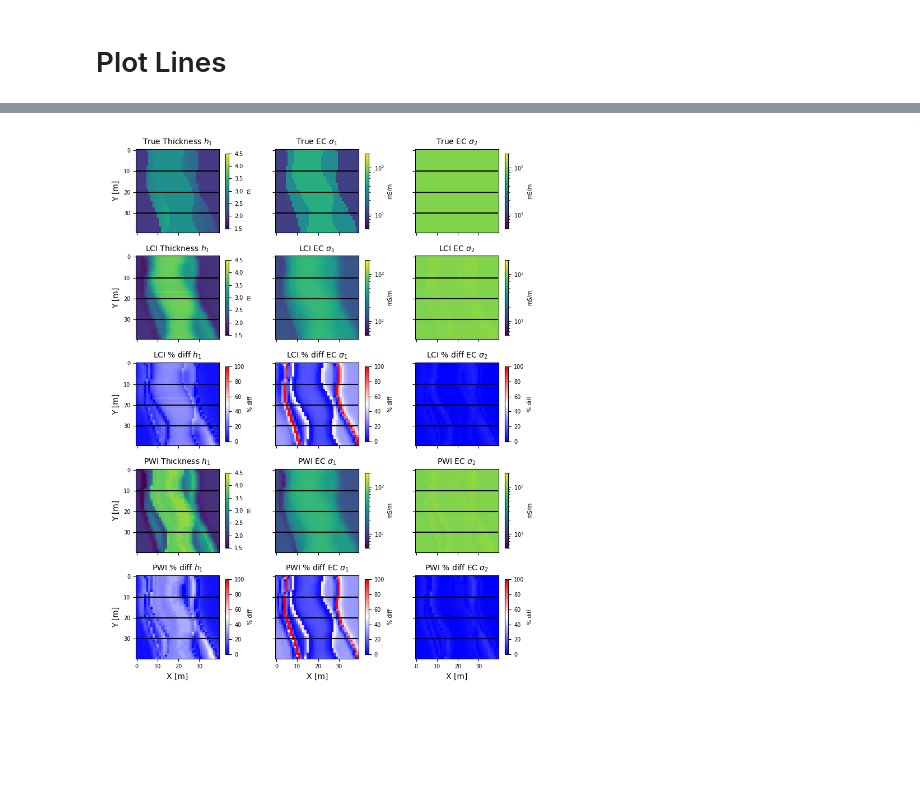
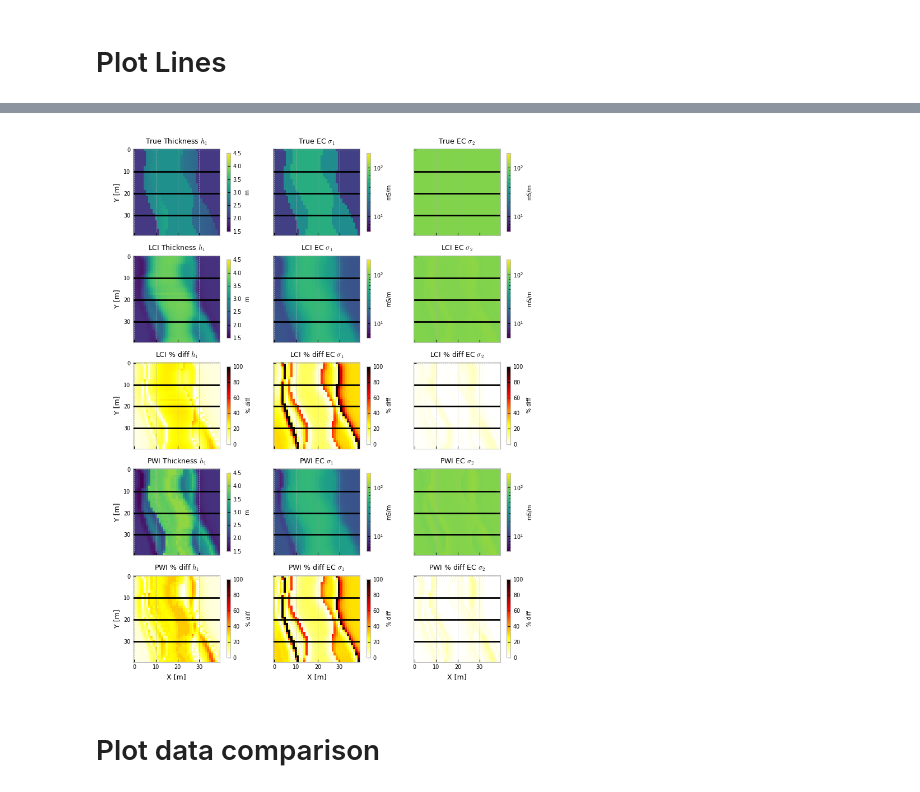
Before and after one commit to mariacarrizo/FDEM_LCI_PWI, a Jupyter notebook: Channel/PlotComparison.ipynb, the cells around one changed output, grey strips where cells are left out. Cells and saved outputs as stored; diff of their text form; code cells hidden in the pictures; blank space fills up the shorter version.

```diff
--- a/Channel/PlotComparison.ipynb
+++ b/Channel/PlotComparison.ipynb
@@ -76,10 +79,12 @@ fig, ax = plt.subplots(5,3, figsize=(8,10), sharex=True, sharey=True)
 
 s=0.9
 fs=7
-fs2=10
+fs2=9
 
 vmin=5
 vmax=200
+
+cmap = 'hot_r'
 
 c1 = ax[0,0].imshow(model_true[:,:,0].T, vmin=1.5, vmax=4.5)
 cb = fig.colorbar(c1, ax=ax[0,0],  shrink=s, )
@@ -105,7 +110,7 @@ cb.ax.set_ylabel('m', fontsize=fs)
 cb.ax.tick_params(labelsize=fs)
 ax[1,0].tick_params(labelsize=fs)
 
-c1 = ax[2,0].imshow((np.abs(model_true[:,:,0].T - model_LCI[:,:,0])/model_true[:,:,0].T)*100, vmin=0, vmax=100, cmap='bwr')
+c1 = ax[2,0].imshow((np.abs(model_true[:,:,0].T - model_LCI[:,:,0])/model_true[:,:,0].T)*100, vmin=0, vmax=100, cmap=cmap)
 cb = fig.colorbar(c1, ax=ax[2,0], shrink=s)
 ax[2,0].set_title('LCI % diff $h_1$', fontsize=fs2)
 ax[2,0].set_ylabel('Y [m]', fontsize=fs2)
@@ -127,7 +132,7 @@ cb.ax.set_ylabel('m', fontsize=fs)
 cb.ax.tick_params(labelsize=fs)
 ax[3,0].tick_params(labelsize=fs)
 
-c1 = ax[4,0].imshow((np.abs(model_true[:,:,0].T - model_PW[:,:,0])/model_true[:,:,0].T)*100, vmin=0, vmax=100, cmap='bwr')
+c1 = ax[4,0].imshow((np.abs(model_true[:,:,0].T - model_PW[:,:,0])/model_true[:,:,0].T)*100, vmin=0, vmax=100, cmap=cmap)
 cb = fig.colorbar(c1, ax=ax[4,0], shrink=s)
 ax[4,0].set_title('PWI % diff $h_1$', fontsize=fs2)
 ax[4,0].set_ylabel('Y [m]', fontsize=fs2)
@@ -159,7 +164,7 @@ cb.ax.set_ylabel('mS/m', fontsize=fs)
 cb.ax.tick_params(labelsize=fs)
 ax[1,1].tick_params(labelsize=fs)
 
-c1 = ax[2,1].imshow((np.abs(model_true[:,:,1].T - model_LCI[:,:,1])/model_true[:,:,1].T)*100, vmin=0, vmax=100, cmap='bwr')
+c1 = ax[2,1].imshow((np.abs(model_true[:,:,1].T - model_LCI[:,:,1])/model_true[:,:,1].T)*100, vmin=0, vmax=100, cmap=cmap)
 cb = fig.colorbar(c1, ax=ax[2,1],  shrink=s)
 ax[2,1].set_title('LCI % diff EC $\sigma_1$', fontsize=fs2)
 ax[2,1].plot([0,39], [10,10],'k')
@@ -179,10 +184,10 @@ cb.ax.set_ylabel('mS/m', fontsize=fs)
 cb.ax.tick_params(labelsize=fs)
 ax[3,1].tick_params(labelsize=fs)
 
-c1 = ax[4,1].imshow((np.abs(model_true[:,:,1].T - model_PW[:,:,1])/model_true[:,:,1].T)*100, vmin=0, vmax=100, cmap='bwr')
+c1 = ax[4,1].imshow((np.abs(model_true[:,:,1].T - model_PW[:,:,1])/model_true[:,:,1].T)*100, vmin=0, vmax=100, cmap=cmap)
 cb = fig.colorbar(c1, ax=ax[4,1],  shrink=s)
 ax[4,1].set_title('PWI % diff EC $\sigma_1$', fontsize=fs2)
-ax[4,1].set_xlabel('X [m]')
+ax[4,1].set_xlabel('X [m]', fontsize=fs2)
 ax[4,1].plot([0,39], [10,10],'k')
 ax[4,1].plot([0,39], [20,20],'k')
 ax[4,1].plot([0,39], [30,30],'k')
@@ -210,37 +215,40 @@ cb.ax.set_ylabel('mS/m', fontsize=fs)
 cb.ax.tick_params(labelsize=fs)
 ax[1,2].tick_params(labelsize=fs)
 
-c1 = ax[2,2].imshow((np.abs(model_true[:,:,2].T - model_LCI[:,:,2])/model_true[:,:,2].T)*100, vmin=0, vmax=100, cmap='bwr')
+c1 = ax[2,2].imshow((np.abs(model_true[:,:,2].T - model_LCI[:,:,2])/model_true[:,:,2].T)*100, vmin=0, vmax=100, cmap=cmap)
 cb = fig.colorbar(c1, ax=ax[2,2],  shrink=s)
 ax[2,2].set_title('LCI % diff EC $\sigma_2$', fontsize=fs2)
 ax[2,2].plot([0,39], [10,10],'k')
 ax[2,2].plot([0,39], [20,20],'k')
 ax[2,2].plot([0,39], [30,30],'k')
 cb.ax.set_ylabel('% diff', fontsize=fs)
 cb.ax.tick_params(labelsize=fs)
 ax[2,2].tick_params(labelsize=fs)
 
 c3 = ax[3,2].imshow(model_PW[:,:,2], vmin =vmin, vmax=vmax, norm='log')
 cb  = fig.colorbar(c3, ax=ax[3,2],  shrink=s)
 ax[3,2].set_title('PWI EC $\sigma_2$', fontsize=fs2)
 ax[3,2].plot([0,39], [10,10],'k')
 ax[3,2].plot([0,39], [20,20],'k')
 ax[3,2].plot([0,39], [30,30],'k')
 cb.ax.set_ylabel('mS/m', fontsize=fs)
 cb.ax.tick_params(labelsize=fs)
 ax[3,2].tick_params(labelsize=fs)
 
-c1 = ax[4,2].imshow((np.abs(model_true[:,:,2].T - model_PW[:,:,2])/model_true[:,:,2].T)*100, vmin=0, vmax=100, cmap='bwr')
+c1 = ax[4,2].imshow((np.abs(model_true[:,:,2].T - model_PW[:,:,2])/model_true[:,:,2].T)*100, vmin=0, vmax=100, cmap=cmap)
 cb = fig.colorbar(c1, ax=ax[4,2], shrink=s)
 ax[4,2].set_title('PWI % diff EC $\sigma_2$', fontsize=fs2)
-ax[4,2].set_xlabel('X [m]')
+ax[4,2].set_xlabel('X [m]', fontsize=fs2)
 ax[4,2].plot([0,39], [10,10],'k')
 ax[4,2].plot([0,39], [20,20],'k')
 ax[4,2].plot([0,39], [30,30],'k')
 cb.ax.set_ylabel('% diff', fontsize=fs, )
 cb.ax.tick_params(labelsize=fs)
 ax[4,2].tick_params(labelsize=fs)
 
 plt.tight_layout()
+plt.savefig('figures/Channel_maps.eps', format='eps')
 # %% [output]
-[figure, old version]
+[figure, new version]
+# %% [markdown]
+# Plot data comparison
```
Also changed, not shown: parts of 6 cells of this notebook, 1 other file.
